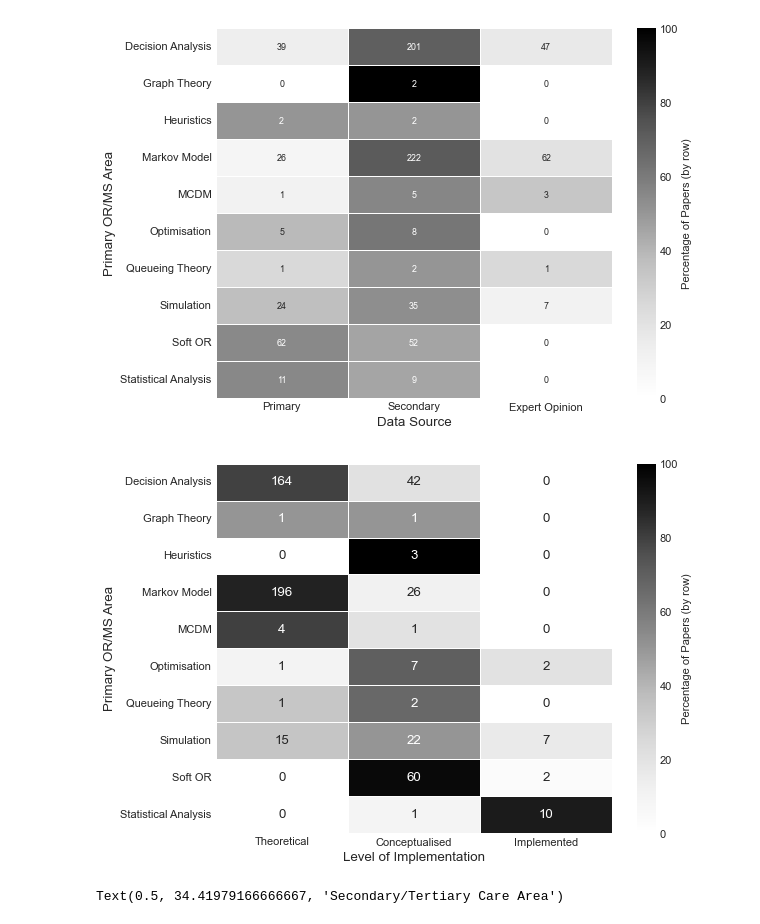
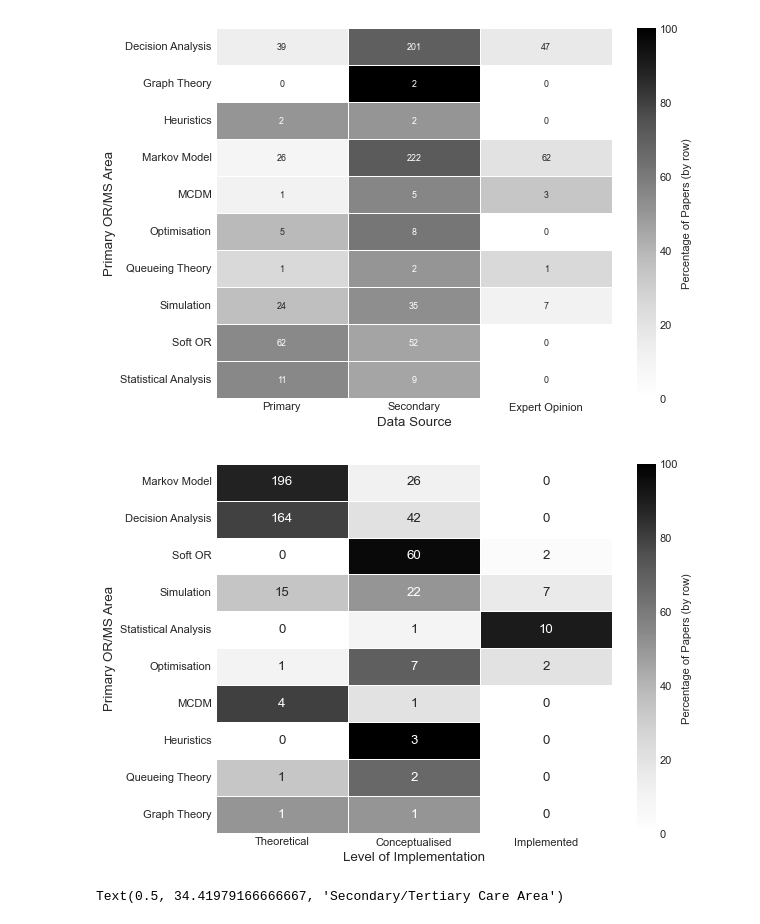
Before and after one commit to MHowells/Orthopaedics_Lit_Review_Analysis, a Jupyter notebook: Analysis.ipynb, the cells around one changed output. Cells and saved outputs as stored; diff of their text form; code cells hidden in the pictures.

Commit message:
updated csv file and jupyter notebook to reflect changes based on reviewer comments

```diff
--- a/Analysis.ipynb
+++ b/Analysis.ipynb
@@ -482,6 +490,13 @@ for i, v in enumerate(funding3):
 plt.savefig('plots/Funded.pdf', transparent=True, bbox_inches='tight')
 # %% [output]
 [figure]
+# %%
+review_analysis['Funded'] = review_analysis[['Academia',
+                                             'Authorities',
+                                             'Commerce',
+                                             'Grants',
+                                             'Health_Services',
+                                            ]].sum(axis=1)
 # %% [markdown]
 ## Medical Context
 # %% [markdown]
@@ -530,3 +545,5 @@ for i, v in enumerate(t_and_o_area):
 plt.savefig('plots/t_and_o_area.pdf', transparent=True, bbox_inches='tight')
 # %% [output]
 [figure]
+# %%
+review_analysis['Number of T&O Specialties Modelled'] = review_analysis[['Fractures', 'Sports', 'Spine', 'Pediatrics', 'Shoulder', 'Elbow', 'Hands', 'Foot_and_Ankle', 'Knee', 'Hip', 'General']].sum(axis=1)
@@ -1262,15 +1328,16 @@ Text(0.5, 34.41979166666667, 'Data Source')
 # %%
 # Cross-analysis or OR Area vs level of implementation
 or_area_implementation = cross_analysis(review_analysis, or_area_categories, or_area_labels, level_of_implementation_categories, implementation_labels)
+or_area_implementation = or_area_implementation.reindex(['Markov Model', 'Decision Analysis', 'Soft OR', 'Simulation', 'Statistical Analysis', 'Optimisation', 'MCDM', 'Heuristics', 'Queueing Theory', 'Graph Theory'])
 or_area_implementation_labels = or_area_implementation.to_numpy() # For custom labels for the heatmap
 
 # Plot a heatmap for the cross-analysis
 normalised_heat_map(or_area_implementation, annotate=or_area_implementation_labels, cbar_kws={'label': 'Percentage of Papers (by row)'}, annotkws={"size":12})
 plt.ylabel('Primary OR/MS Area', fontsize=12)
 plt.xlabel('Level of Implementation', fontsize=12)
 plt.savefig("plots/Primary_implementation.pdf", transparent=True, bbox_inches='tight')
 # %% [output]
-[figure, old version]
+[figure, new version]
 # %%
 # Cross analysis of OR Area vs secondary/tertiary care pathway areas
 or_area_pathway = cross_analysis(review_analysis, or_area_categories, or_area_labels, pathway_categories, pathway_labels)
```
Also changed, not shown: parts of 13 cells of this notebook, 1 other file.
